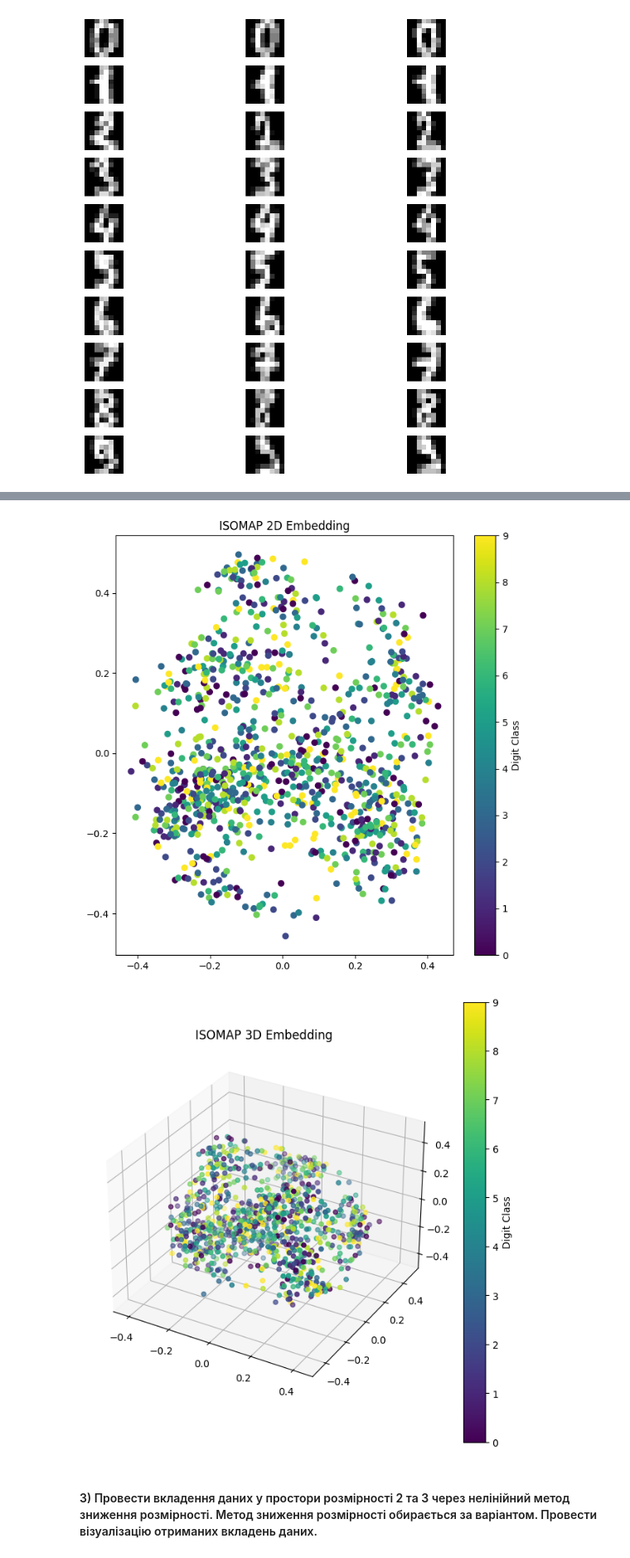
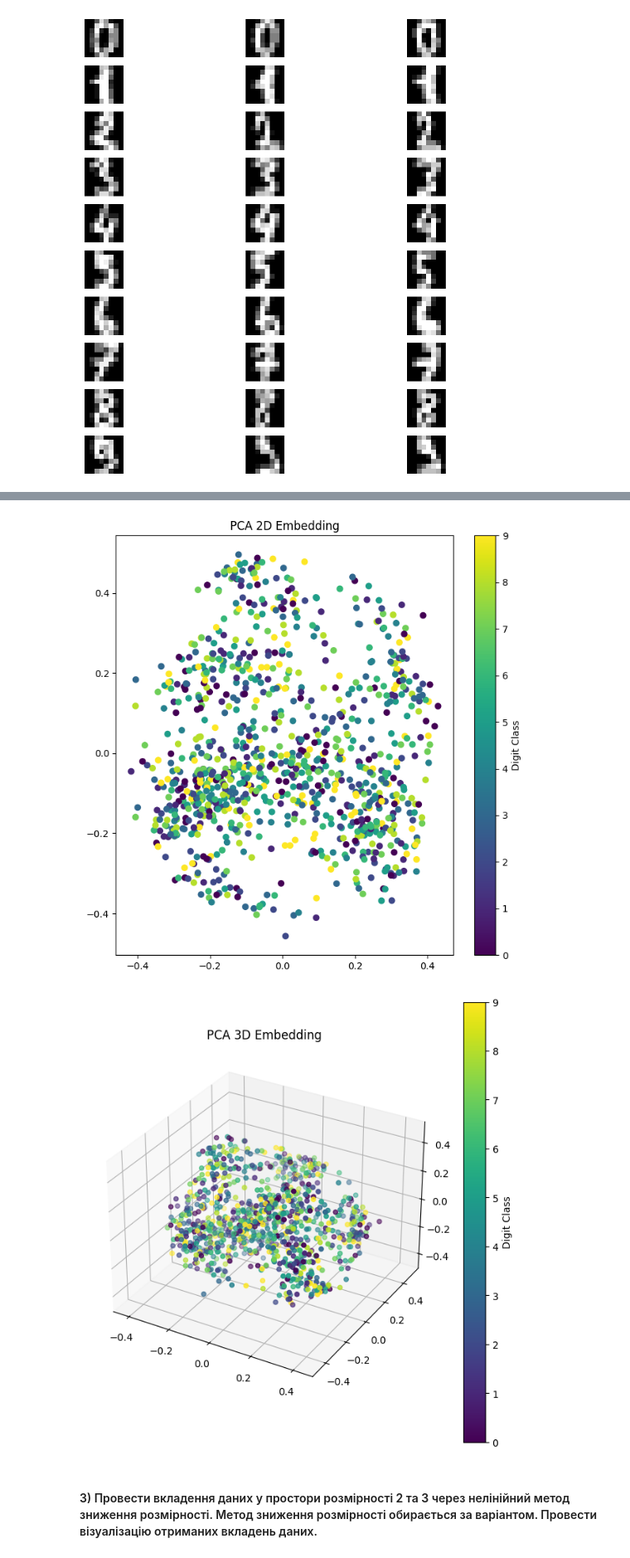
Before and after one commit to ulyagram77/Intelligent_Data_Analysis_Labs, a Jupyter notebook: Laboratorna5/lab5.ipynb, the cells around one changed output, grey strips where cells are left out. Shown: that part at 83% size. Saved outputs shown, nothing was run; the diff lists cells and outputs as text; code cells hidden in the pictures.

```diff
--- a/Laboratorna5/lab5.ipynb
+++ b/Laboratorna5/lab5.ipynb
@@ -49,11 +49,22 @@ plt.show()
 # %%
-def plot_methods(data, visualization_type="2d"):
+def plot_methods(data, method_name=None, visualization_type="2d"):
+    """
+    Візуалізація даних за допомогою методів ISOMAP та PCA в дво- або тривимірному просторі.
+
+    Параметри:
+    - `data (numpy.ndarray)`: Дані для візуалізації. Має мати форму (n_samples, n_features).
+    - `method_name (str)`: Назва методу, яка буде використана в заголовку графіка.
+    - `visualization_type (str)`: Тип візуалізації, "2d" або "3d".
+
+    Повертає:
+    None
+    """
     # Визуализация в двумерном пространстве ISOMAP
     if visualization_type == "2d":
         plt.figure(figsize=(8, 8))
         plt.scatter(data[:, 0], data[:, 1], c=digits.target[: N * 10])
         plt.colorbar(label="Digit Class")
-        plt.title("ISOMAP 2D Embedding")
+        plt.title(f"{method_name} 2D Embedding")
         plt.show()
     # Визуализация в трехмерном пространстве ISOMAP
     elif visualization_type == "3d":
@@ -62,7 +73,7 @@ def plot_methods(data, visualization_type="2d"):
         scatter = ax.scatter(
             data[:, 0], data[:, 1], data[:, 2], c=digits.target[: N * 10]
         )
-        ax.set_title("ISOMAP 3D Embedding")
+        ax.set_title(f"{method_name} 3D Embedding")
         plt.colorbar(scatter, label="Digit Class")
         plt.show()
 # %%
@@ -74,13 +85,13 @@ pca_3d = PCA(n_components=3)
 data_2d = pca_2d.fit_transform(normalized_data)
 data_3d = pca_3d.fit_transform(normalized_data)
 # %%
-plot_methods(data_2d)
+plot_methods(data_2d, "PCA")
 # %% [output]
-[figure, old version]
+[figure, new version]
 # %%
-plot_methods(data_3d, "3d")
+plot_methods(data_3d, "PCA", "3d")
 # %% [output]
-[figure, old version]
+[figure, new version]
 # %% [markdown]
 #### 3)  Провести вкладення даних у простори розмiрностi 2 та 3 через нелiнiйний метод зниження розмiрностi. Метод зниження розмiрностi обирається за варiантом. Провести вiзуалiзацiю отриманих вкладень даних.
 # %%
```
Also changed, not shown: parts of 6 cells of this notebook, 2 other files.
